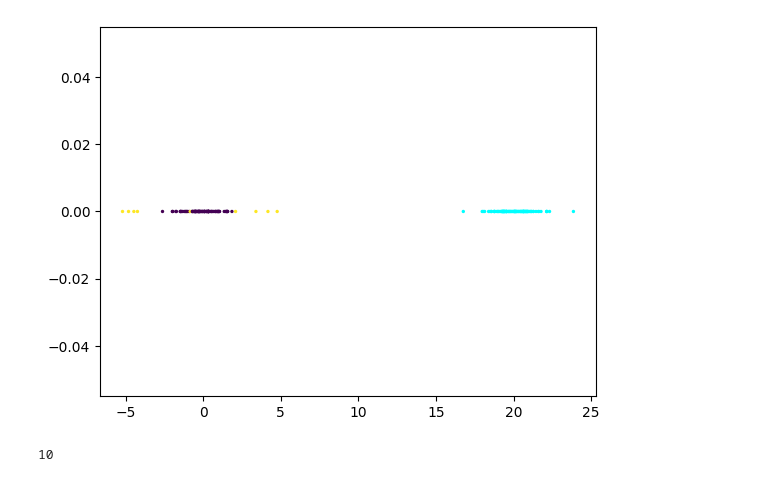
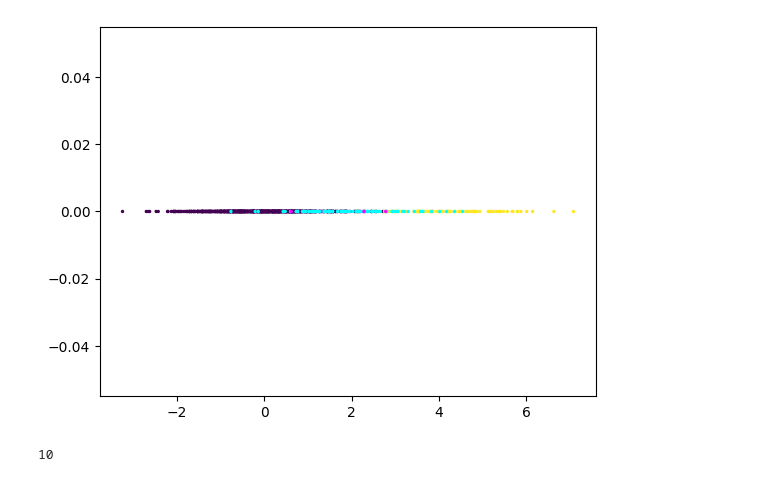
Before and after one commit to NT-Loi/SI_WDGRL, a Jupyter notebook: train_wdgrl.ipynb, the cells around one changed output. Cells and saved outputs as stored; diff of their text form; code cells hidden in the pictures.

```diff
--- a/train_wdgrl.ipynb
+++ b/train_wdgrl.ipynb
@@ -194,6 +194,7 @@ class WDGRL():
 import numpy as np
 np.random.seed(42)
 torch.manual_seed(42)
+import numpy as np
 def gen_data(mu, delta, n, d: int = 2):
     noise = np.random.normal(loc = 0, scale = 1, size=(n, d))
     mu = np.full((n, d), mu, dtype=np.float64)
@@ -202,30 +203,34 @@ def gen_data(mu, delta, n, d: int = 2):
         return mu + noise, np.zeros(n)
 
     # 10% of the data are abnormal
-    abnormal_idx_1 = np.random.choice(n, int(n/20), replace=False)
-    abnormal_idx_2 = np.random.choice(n, int(n/20), replace=False)
-    mu[abnormal_idx_1, :] += delta
-    mu[abnormal_idx_2, :] -= delta
+    m = len(delta)
+    abnormal_idx = np.random.choice(n, max(5, int(n/10)), replace=False)
+
+    ptr = 0
+    for i in range(m):
+        for j in range(len(abnormal_idx)//m):
+            mu[abnormal_idx[ptr], :] += delta[i]
+            ptr += 1
+
     X = mu + noise
     Y = np.zeros(n)
-    Y[abnormal_idx_1] = 1
-    Y[abnormal_idx_2] = 1
+    Y[abnormal_idx] = 1
     return X, Y
 # %%
 import matplotlib.pyplot as plt
 
 """Create synthetic dataset and dataloaders for domain adaptation."""
 # Create datasets
-ns, nt, d = 100, 100, 1
+ns, nt, d = 1000, 100, 1
 
-xs, ys = gen_data(0, 4, ns, d)
-xt, yt = gen_data(20, 0, nt, d)
+xs, ys = gen_data(0, [4], ns, d)
+xt, yt = gen_data(2, [0], nt, d)
 
 plt.scatter(xs[:, 0], np.zeros_like(xs[:, 0]), c=ys, cmap='viridis', s=2)
 plt.scatter(xt[:, 0], np.zeros_like(xt[:, 0]), c=yt, cmap='cool', s=2)
 plt.show()
 # %% [output]
-[figure, old version]
+[figure, new version]
 # %%
 def common_divisors(N_A, N_B):
     gcd = np.gcd(N_A, N_B)  # Step 1: Compute GCD
```
Also changed, not shown: parts of 4 cells of this notebook, 5 other files.
